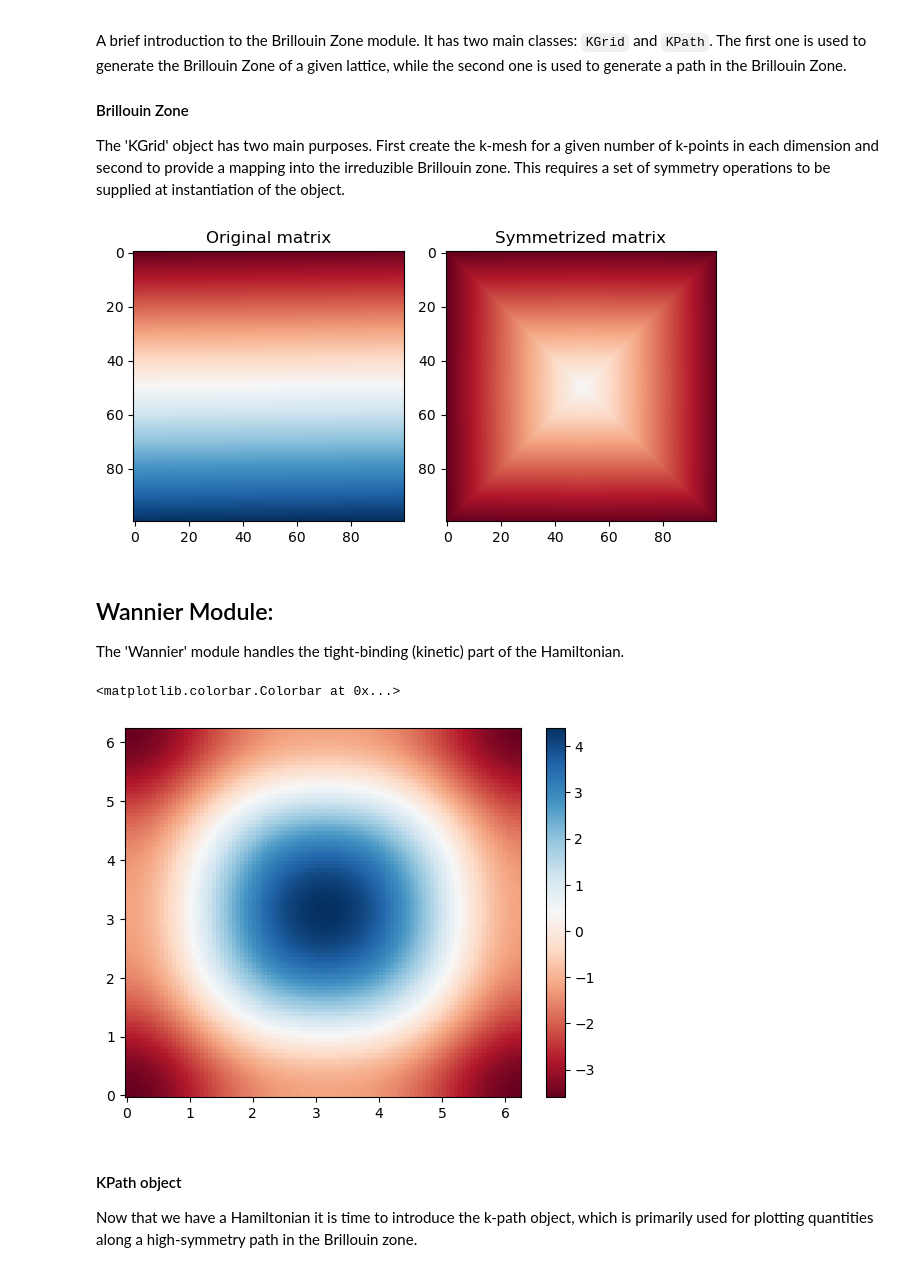
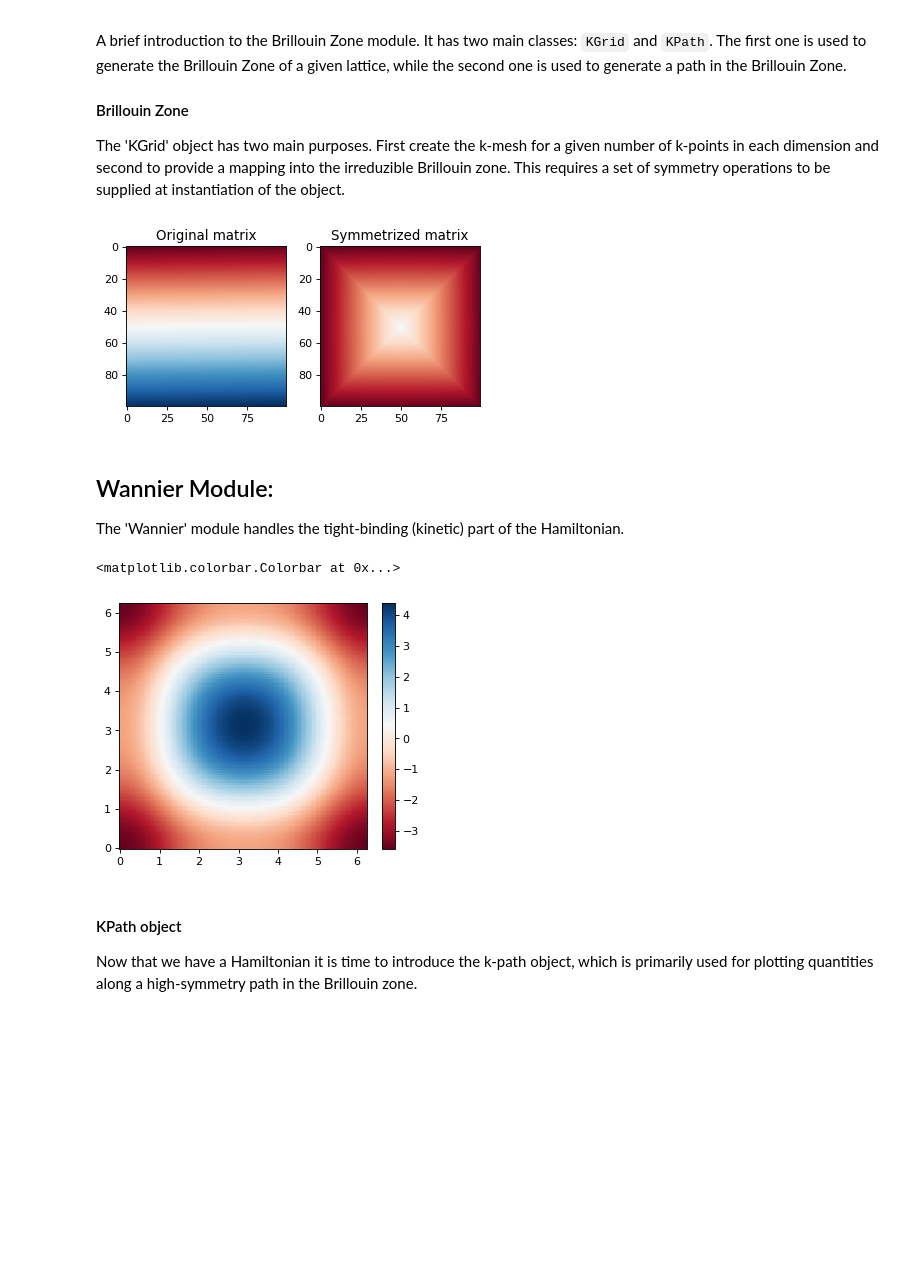
Before and after one commit to PaulWorm/DGApy, a Jupyter notebook: tutorial/00Intoduction.ipynb, the cells around one changed output. Drawn from its saved outputs; the diff is of its cells as text; code cells hidden in the pictures; blank space fills up the shorter version.

```diff
--- a/tutorial/00Intoduction.ipynb
+++ b/tutorial/00Intoduction.ipynb
@@ -35,7 +35,7 @@ mat_irrk = k_grid.map_fbz2irrk(mat) # map the matrix to the irreducible Brilloui
 mat_back = k_grid.map_irrk2fbz(mat_irrk,shape='mesh') # map the matrix back to the full Brillouin zone
 
 
-plt.figure()
+plt.figure(figsize=(5,4), dpi=80)
 plt.subplot(1,2,1)
 plt.imshow(mat[:,:,0],cmap='RdBu',vmin=0,vmax=np.prod(nk[0:2]))
 plt.title('Original matrix')
@@ -44,7 +44,7 @@ plt.imshow(mat_back[:,:,0],cmap='RdBu',vmin=0,vmax=np.prod(nk[0:2]))
 plt.title('Symmetrized matrix')
 plt.tight_layout()
 # %% [output]
-[figure, old version]
+[figure, new version]
 # %% [markdown]
 ## Wannier Module:
 
@@ -52,17 +52,17 @@ The 'Wannier' module handles the tight-binding (kinetic) part of the Hamiltonian
 # %%
 import dga.wannier as wannier
 # Define the Hamitlonian in real space:
 
 # hr = wannier.one_band_2d_t_tp_tpp(1,-0.2,0.1) # create tight-binding Hamiltonian from hopping parameters.
 hr = wannier.WannierHr(*wannier.wannier_one_band_2d_t_tp_tpp(1,-0.2,0.1)) # Wannier object
 ek = hr.get_ek(k_grid) # create the momentum-space Hamiltonian
 
-plt.figure()
+plt.figure(figsize=(5,4), dpi=80)
 plt.pcolormesh(k_grid.kx,k_grid.ky,ek[:,:,0].real,cmap='RdBu')
 plt.colorbar()
 # %% [output]
 <matplotlib.colorbar.Colorbar at 0x...>
-[figure, old version]
+[figure, new version]
 # %% [markdown]
 #### KPath object
 
```
Also changed, not shown: parts of 5 cells of this notebook, 5 other files.
